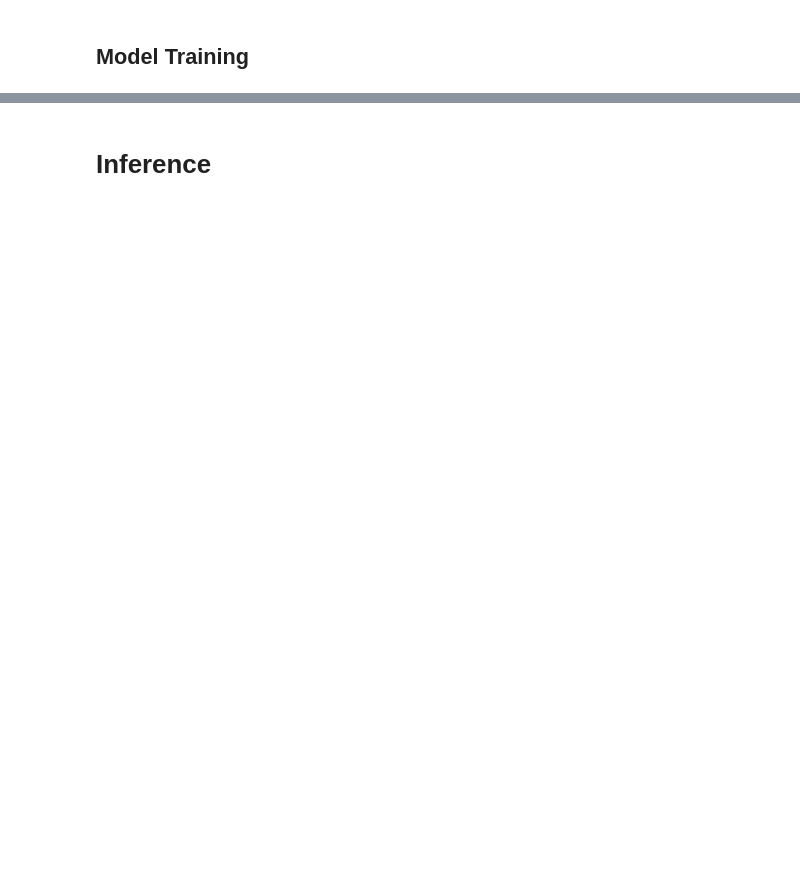
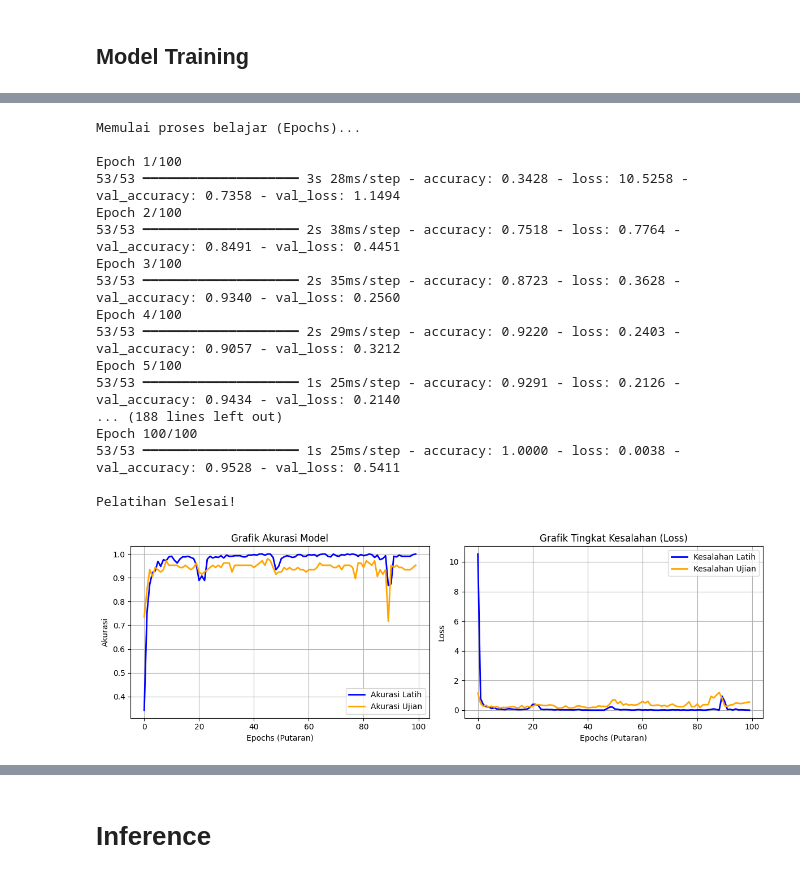
Before and after one commit to motosense/model-ai, a Jupyter notebook: audio_clasification.ipynb, the cells around one changed output, grey strips where cells are left out. Saved outputs shown, nothing was run; the diff lists cells and outputs as text; code cells hidden in the pictures; blank space fills up the shorter version.

```diff
--- a/audio_clasification.ipynb
+++ b/audio_clasification.ipynb
@@ -353,35 +446,54 @@ print("Memulai proses belajar (Epochs)...\n")
 history = model.fit(
     X_train,
     y_train_encoded,
-    epochs=1000,
+    epochs=100,
     batch_size=8,
     validation_data=(X_test, y_test_encoded)
 )
 
 print("\nPelatihan Selesai!")
 
 plt.figure(figsize=(12, 4))
 
 plt.subplot(1, 2, 1)
 plt.plot(history.history['accuracy'], label='Akurasi Latih', color='blue', linewidth=2)
 plt.plot(history.history['val_accuracy'], label='Akurasi Ujian', color='orange', linewidth=2)
 plt.title('Grafik Akurasi Model')
 plt.xlabel('Epochs (Putaran)')
 plt.ylabel('Akurasi')
 plt.legend()
 plt.grid(True)
 
 plt.subplot(1, 2, 2)
 plt.plot(history.history['loss'], label='Kesalahan Latih', color='blue', linewidth=2)
 plt.plot(history.history['val_loss'], label='Kesalahan Ujian', color='orange', linewidth=2)
 plt.title('Grafik Tingkat Kesalahan (Loss)')
 plt.xlabel('Epochs (Putaran)')
 plt.ylabel('Loss')
 plt.legend()
 plt.grid(True)
 
 plt.tight_layout()
 plt.show()
+# %% [output]
+Memulai proses belajar (Epochs)...
+
+Epoch 1/100
+53/53 ━━━━━━━━━━━━━━━━━━━━ 3s 28ms/step - accuracy: 0.3428 - loss: 10.5258 - val_accuracy: 0.7358 - val_loss: 1.1494
+Epoch 2/100
+53/53 ━━━━━━━━━━━━━━━━━━━━ 2s 38ms/step - accuracy: 0.7518 - loss: 0.7764 - val_accuracy: 0.8491 - val_loss: 0.4451
+Epoch 3/100
+53/53 ━━━━━━━━━━━━━━━━━━━━ 2s 35ms/step - accuracy: 0.8723 - loss: 0.3628 - val_accuracy: 0.9340 - val_loss: 0.2560
+Epoch 4/100
+53/53 ━━━━━━━━━━━━━━━━━━━━ 2s 29ms/step - accuracy: 0.9220 - loss: 0.2403 - val_accuracy: 0.9057 - val_loss: 0.3212
+Epoch 5/100
+53/53 ━━━━━━━━━━━━━━━━━━━━ 1s 25ms/step - accuracy: 0.9291 - loss: 0.2126 - val_accuracy: 0.9434 - val_loss: 0.2140
+... (188 lines left out)
+Epoch 100/100
+53/53 ━━━━━━━━━━━━━━━━━━━━ 1s 25ms/step - accuracy: 1.0000 - loss: 0.0038 - val_accuracy: 0.9528 - val_loss: 0.5411
+
+Pelatihan Selesai!
+[figure, added]
 # %%
 model.save("Model_CNN_Suara_Mesin.h5")
 print("\nModel telah berhasil disimpan dengan nama 'Model_CNN_Suara_Mesin.h5'")
```
Also changed, not shown: parts of 11 cells of this notebook, 4 other files.
